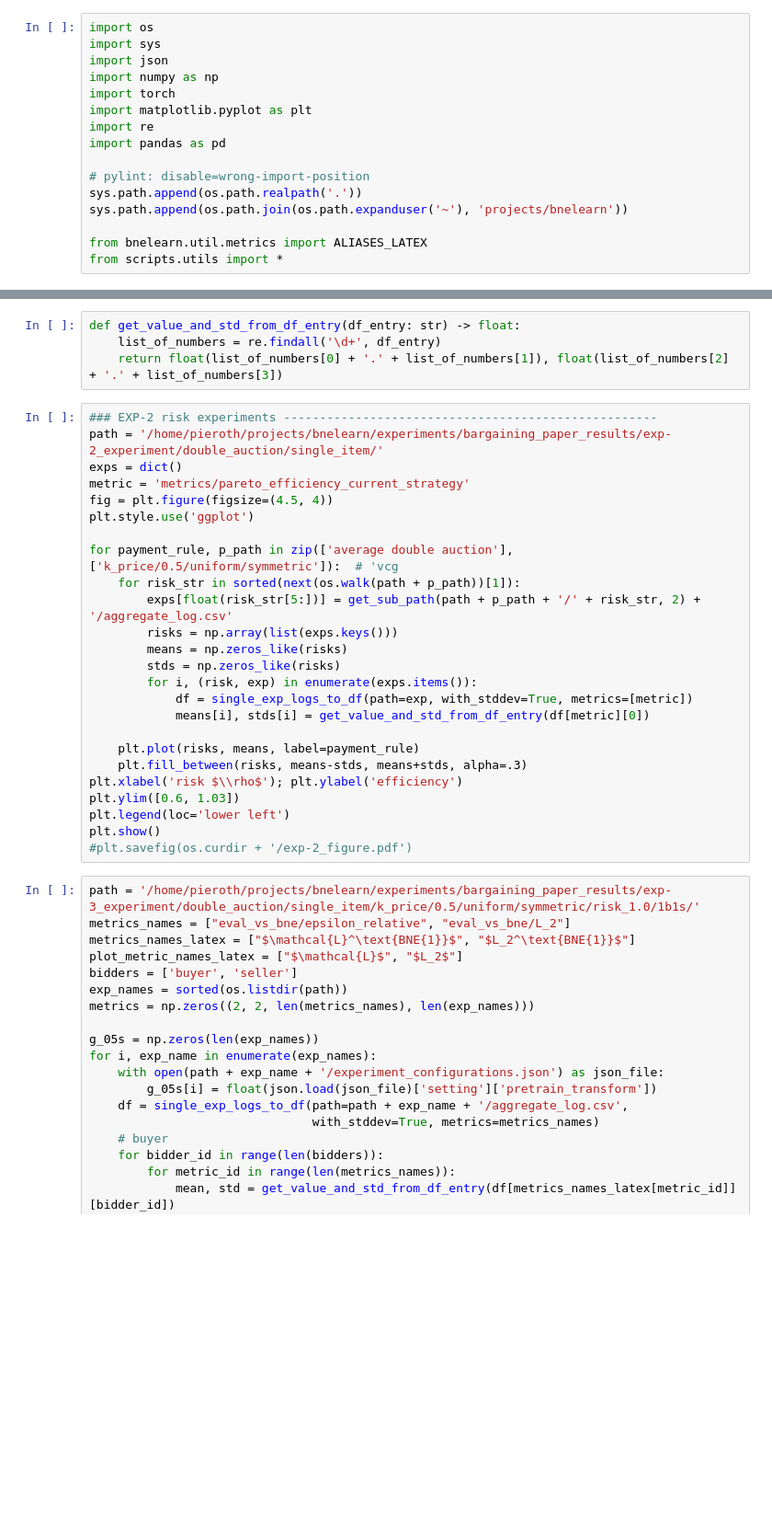
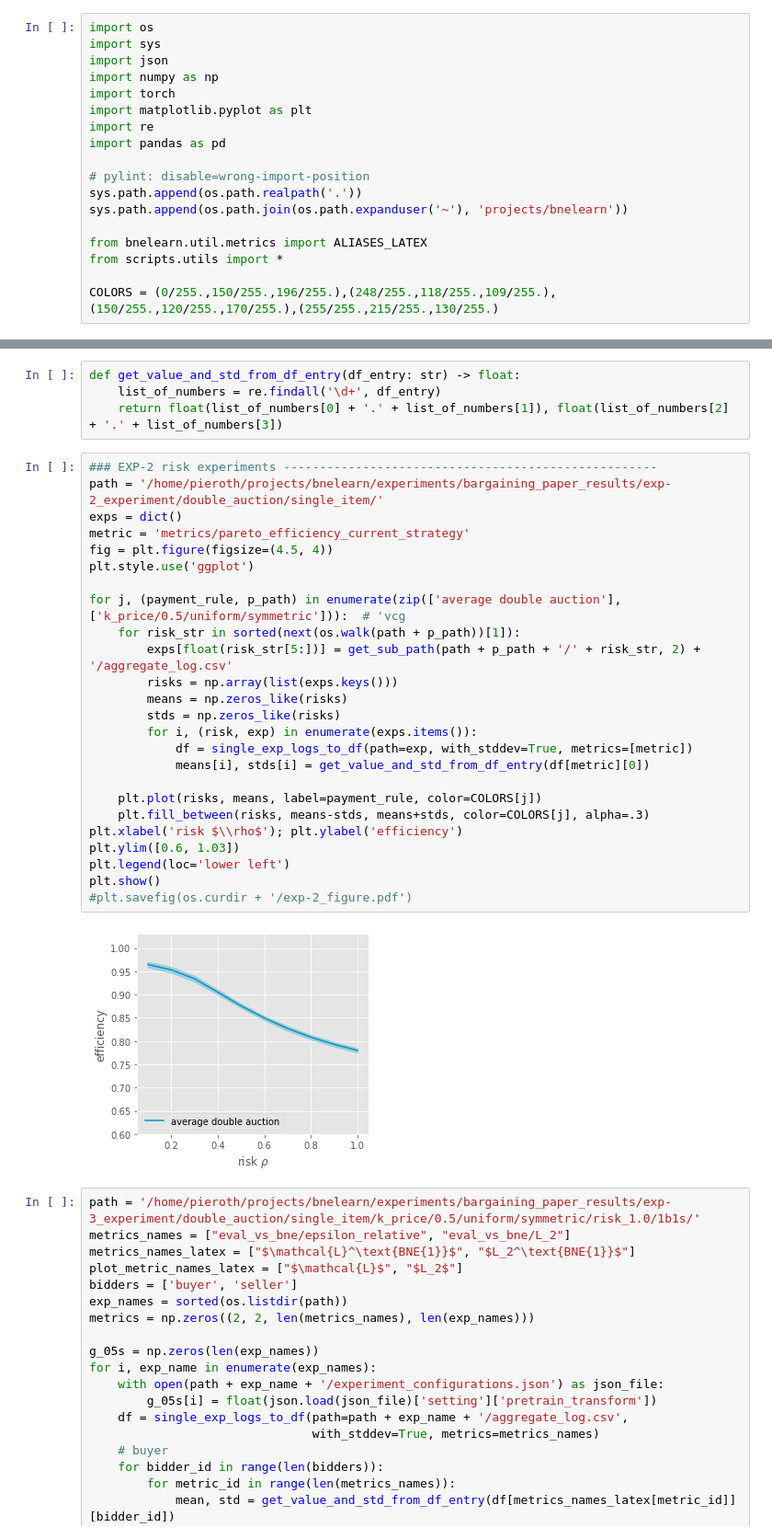
Before and after one commit to heidekrueger/bnelearn, a Jupyter notebook: notebooks/Double Auctions/Double_Auction_Evaluations.ipynb, the cells around one changed output, grey strips where cells are left out. Shown at 92% size. Cells and saved outputs as stored; diff of their text form; blank space fills up the shorter version.

Commit message:
DA risk BNE

```diff
--- a/notebooks/Double Auctions/Double_Auction_Evaluations.ipynb
+++ b/notebooks/Double Auctions/Double_Auction_Evaluations.ipynb
@@ -16,6 +16,8 @@ sys.path.append(os.path.join(os.path.expanduser('~'), 'projects/bnelearn'))
 
 from bnelearn.util.metrics import ALIASES_LATEX
 from scripts.utils import *
+
+COLORS = (0/255.,150/255.,196/255.),(248/255.,118/255.,109/255.),(150/255.,120/255.,170/255.),(255/255.,215/255.,130/255.)
 # %%
 ### EXP-1 BB 1/2-DA & VCG -----------------------------------------------------
 path = '/home/kohring/bnelearn/experiments/debug/exp-1_experiment-v3'
@@ -48,28 +50,30 @@ def get_value_and_std_from_df_entry(df_entry: str) -> float:
 # %%
 ### EXP-2 risk experiments ----------------------------------------------------
 path = '/home/pieroth/projects/bnelearn/experiments/bargaining_paper_results/exp-2_experiment/double_auction/single_item/'
 exps = dict()
 metric = 'metrics/pareto_efficiency_current_strategy'
 fig = plt.figure(figsize=(4.5, 4))
 plt.style.use('ggplot')
 
-for payment_rule, p_path in zip(['average double auction'], ['k_price/0.5/uniform/symmetric']):  # 'vcg
+for j, (payment_rule, p_path) in enumerate(zip(['average double auction'], ['k_price/0.5/uniform/symmetric'])):  # 'vcg
     for risk_str in sorted(next(os.walk(path + p_path))[1]):
         exps[float(risk_str[5:])] = get_sub_path(path + p_path + '/' + risk_str, 2) + '/aggregate_log.csv'
         risks = np.array(list(exps.keys()))
         means = np.zeros_like(risks)
         stds = np.zeros_like(risks)
         for i, (risk, exp) in enumerate(exps.items()):
             df = single_exp_logs_to_df(path=exp, with_stddev=True, metrics=[metric])
             means[i], stds[i] = get_value_and_std_from_df_entry(df[metric][0])
 
-    plt.plot(risks, means, label=payment_rule)
-    plt.fill_between(risks, means-stds, means+stds, alpha=.3)
+    plt.plot(risks, means, label=payment_rule, color=COLORS[j])
+    plt.fill_between(risks, means-stds, means+stds, color=COLORS[j], alpha=.3)
 plt.xlabel('risk $\\rho$'); plt.ylabel('efficiency')
 plt.ylim([0.6, 1.03])
 plt.legend(loc='lower left')
 plt.show()
 #plt.savefig(os.curdir + '/exp-2_figure.pdf')
+# %% [output]
+[figure, added]
 # %%
 path = '/home/pieroth/projects/bnelearn/experiments/bargaining_paper_results/exp-3_experiment/double_auction/single_item/k_price/0.5/uniform/symmetric/risk_1.0/1b1s/'
 metrics_names = ["eval_vs_bne/epsilon_relative", "eval_vs_bne/L_2"]
```
Also changed, not shown: 4 other files.
